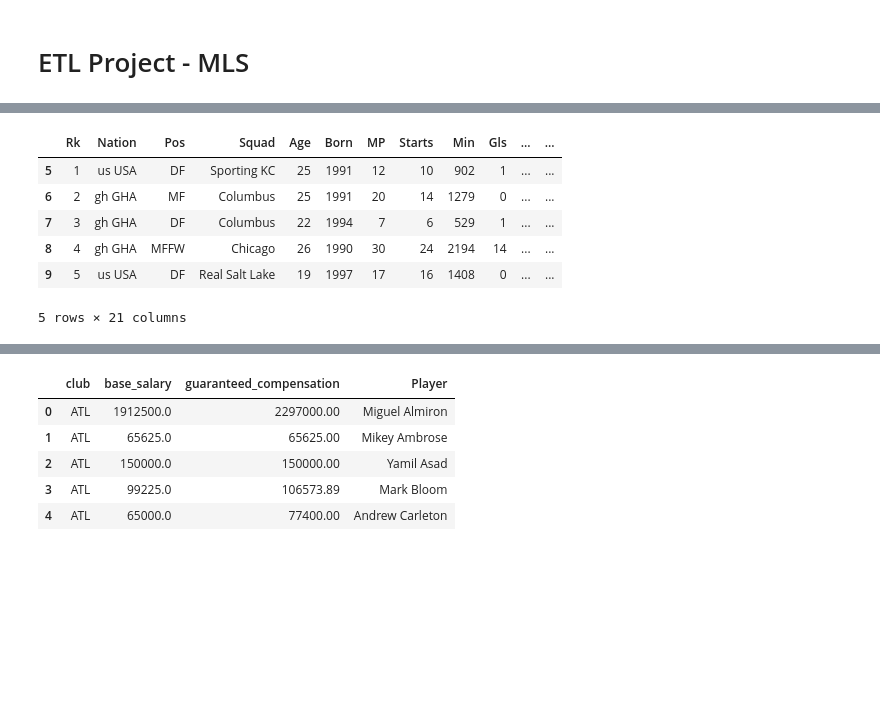
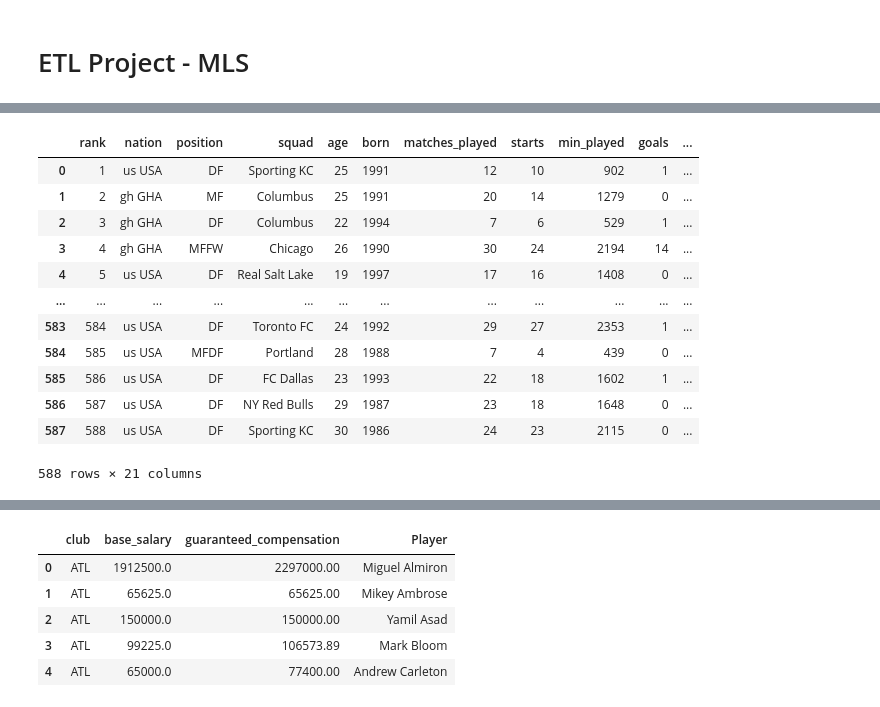
Before and after one commit to clmatherson/ETL_Project, a Jupyter notebook: MLS_ETL.ipynb, the cells around one changed output, grey strips where cells are left out. Drawn from its saved outputs; the diff is of its cells as text; code cells hidden in the pictures; blank space fills up the shorter version.

```diff
--- a/MLS_ETL.ipynb
+++ b/MLS_ETL.ipynb
@@ -14,8 +14,6 @@ Data Cleaning Secetion
 # %%
-#
-#
 # Read CSV files in pandas
 mmls_path = ('mens_major_league_soccer.csv')
 mls_salaries_path = ('mls-salaries-2017.csv')
-mmls_data = pd.read_csv(mmls_path, encoding="ISO-8859-1")
+mmls_data_df = pd.read_csv(mmls_path, header=5, encoding="ISO-8859-1")
 mls_salaries = pd.read_csv(mls_salaries_path, encoding="ISO-8859-1")
@@ -33,0 +22,7 @@ mmls_data_temp2.describe()
+# %%
+# Rename column Names
+mmls_data_df.columns = ['rank', 'player', 'nation', 'position', 'squad', 'age', 'born', 'matches_played', 'starts',
+                           'min_played', 'goals', 'assist', 'penalty_kicks', 'pk_attempts', 'yell_card', 'red_card',
+                           'goals_90', 'assist_90', 'goals_assist_90', 'goals_pk_90', 'goals_assist_pk_90', 'Matches']
+
+mmls_data_df
@@ -34,19 +43,21 @@ mmls_data_temp2.describe()
 # %%
-# Remove special characters from Player column and separate Player Names
-mmls_data_temp2[['Name1','Name2']] = pd.DataFrame(mmls_data_temp2.Player.str.split(r'\\',1).tolist())
-mmls_data_temp3 = mmls_data_temp2.drop(['Player', 'Name1', 'Matches'], axis=1)
-mmls_data_temp4 = mmls_data_temp3.rename(columns = {'Name2':'Play'})
-mmls_data_temp4['Player'] = mmls_data_temp4['Play'].str.replace('-',' ')
-mmls_data_df = mmls_data_temp4.drop(['Play'], axis=1)
-# mmls_data_df[['Rk', 'Age', 'Born', 'MP','Starts', 'Min', 'Gls', 'Gls', 'Ast', 'Ast',
-#                      'PK', 'PKatt', 'CrdY', 'CrdR', 'Gls', 'Gls', 'Ast', 'Ast', 'G+A', 'G-PK',
-#                      'G+A-PK']].astype(float)
-mmls_data_df.head()
+# Remove special characters from Player, separate Player Names and drop extra columns
+mmls_data_df[['Name1','Name2']] = pd.DataFrame(mmls_data_df.player.str.split(r'\\',1).tolist())
+mmls_data_df.drop(['player', 'Name1', 'Matches'], axis=1, inplace = True)
+mmls_data_df = mmls_data_df.rename(columns = {'Name2':'player'})
+mmls_data_df['player'] = mmls_data_df['player'].str.replace('-',' ')
+mmls_data_df
 # %% [output]
-|  | Rk | Nation | Pos | Squad | Age | Born | MP | Starts | Min | Gls | ... | ... |
-| 5 | 1 | us USA | DF | Sporting KC | 25 | 1991 | 12 | 10 | 902 | 1 | ... | ... |
-| 6 | 2 | gh GHA | MF | Columbus | 25 | 1991 | 20 | 14 | 1279 | 0 | ... | ... |
-| 7 | 3 | gh GHA | DF | Columbus | 22 | 1994 | 7 | 6 | 529 | 1 | ... | ... |
-| 8 | 4 | gh GHA | MFFW | Chicago | 26 | 1990 | 30 | 24 | 2194 | 14 | ... | ... |
-| 9 | 5 | us USA | DF | Real Salt Lake | 19 | 1997 | 17 | 16 | 1408 | 0 | ... | ... |
+|  | rank | nation | position | squad | age | born | matches_played | starts | min_played | goals | ... |
+| 0 | 1 | us USA | DF | Sporting KC | 25 | 1991 | 12 | 10 | 902 | 1 | ... |
+| 1 | 2 | gh GHA | MF | Columbus | 25 | 1991 | 20 | 14 | 1279 | 0 | ... |
+| 2 | 3 | gh GHA | DF | Columbus | 22 | 1994 | 7 | 6 | 529 | 1 | ... |
+| 3 | 4 | gh GHA | MFFW | Chicago | 26 | 1990 | 30 | 24 | 2194 | 14 | ... |
+| 4 | 5 | us USA | DF | Real Salt Lake | 19 | 1997 | 17 | 16 | 1408 | 0 | ... |
+| ... | ... | ... | ... | ... | ... | ... | ... | ... | ... | ... | ... |
+| 583 | 584 | us USA | DF | Toronto FC | 24 | 1992 | 29 | 27 | 2353 | 1 | ... |
+| 584 | 585 | us USA | MFDF | Portland | 28 | 1988 | 7 | 4 | 439 | 0 | ... |
+| 585 | 586 | us USA | DF | FC Dallas | 23 | 1993 | 22 | 18 | 1602 | 1 | ... |
+| 586 | 587 | us USA | DF | NY Red Bulls | 29 | 1987 | 23 | 18 | 1648 | 0 | ... |
+| 587 | 588 | us USA | DF | Sporting KC | 30 | 1986 | 24 | 23 | 2115 | 0 | ... |
-5 rows × 21 columns
+588 rows × 21 columns
```
Also changed, not shown: parts of 15 cells of this notebook.
